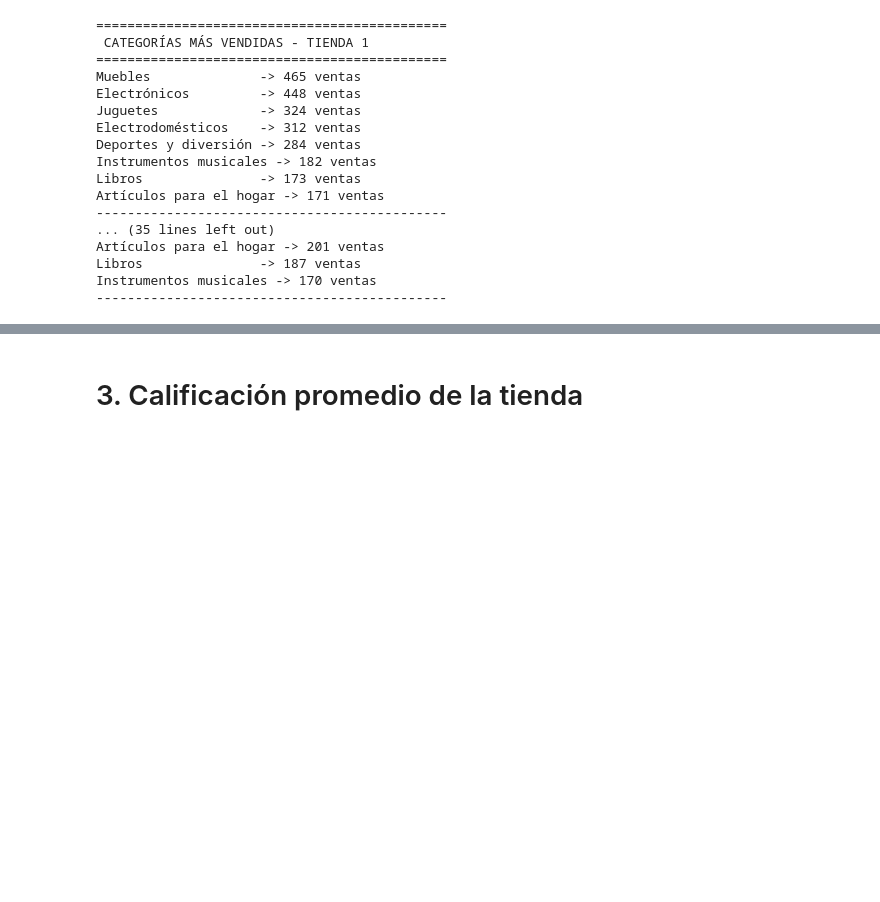
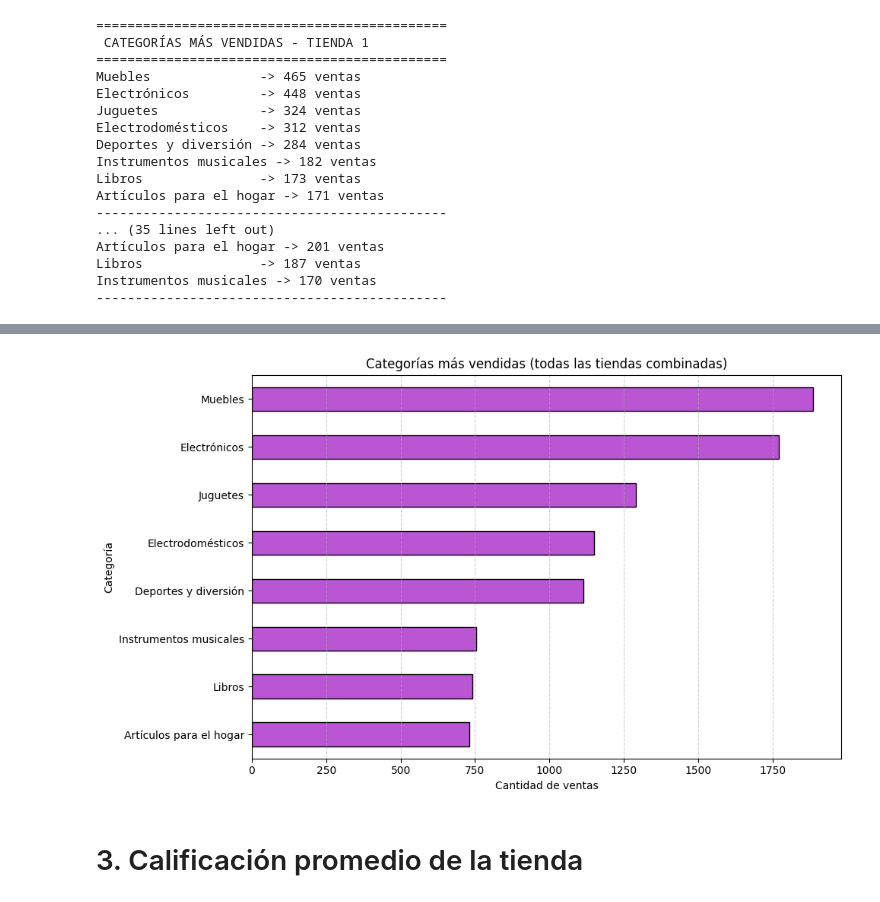
Before and after one commit to marlevilla/challenger1-datascience, a Jupyter notebook: AluraStoreLatam.ipynb, the cells around one changed output, grey strips where cells are left out. Saved outputs shown, nothing was run; the diff lists cells and outputs as text; code cells hidden in the pictures; blank space fills up the shorter version.

```diff
--- a/AluraStoreLatam.ipynb
+++ b/AluraStoreLatam.ipynb
@@ -106,2 +246,23 @@ Instrumentos musicales -> 170 ventas
+# %%
+
+import matplotlib.pyplot as plt
+
+
+datos_combinados = pd.concat([tienda, tienda2, tienda3, tienda4], ignore_index=True)
+
+
+conteo_total = datos_combinados['Categoría del Producto'].value_counts()
+
+
+plt.figure(figsize=(10, 6))
+conteo_total.sort_values().plot(kind='barh', color='mediumorchid', edgecolor='black')
+plt.title("Categorías más vendidas (todas las tiendas combinadas)")
+plt.xlabel("Cantidad de ventas")
+plt.ylabel("Categoría")
+plt.tight_layout()
+plt.grid(axis='x', linestyle='--', alpha=0.6)
+plt.show()
+# %% [output]
+[figure, added]
 # %% [markdown]
 # 3. Calificación promedio de la tienda
```
Also changed, not shown: parts of 10 cells of this notebook.
